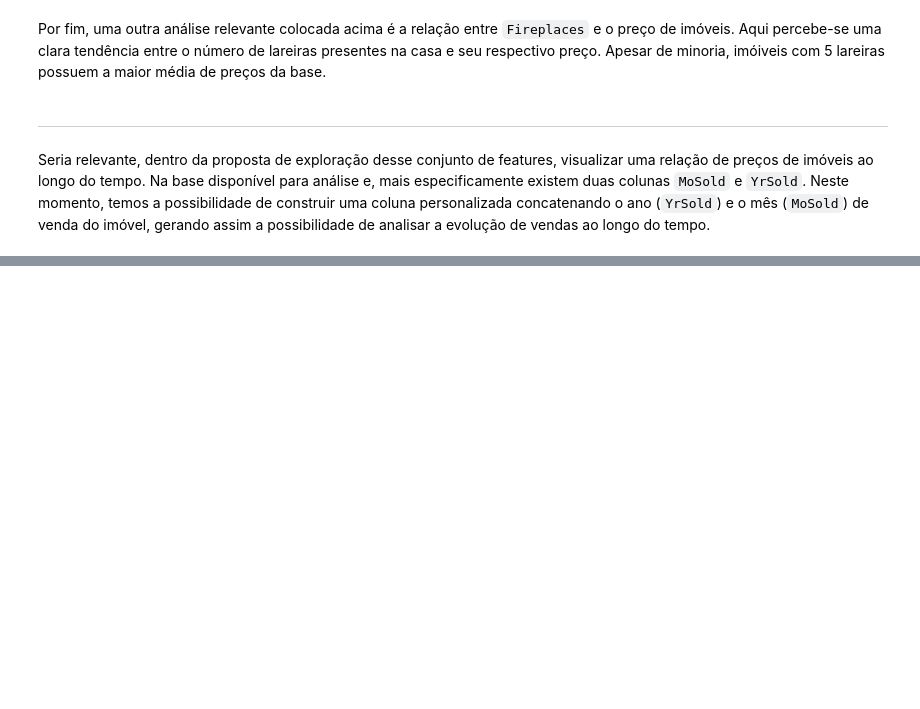
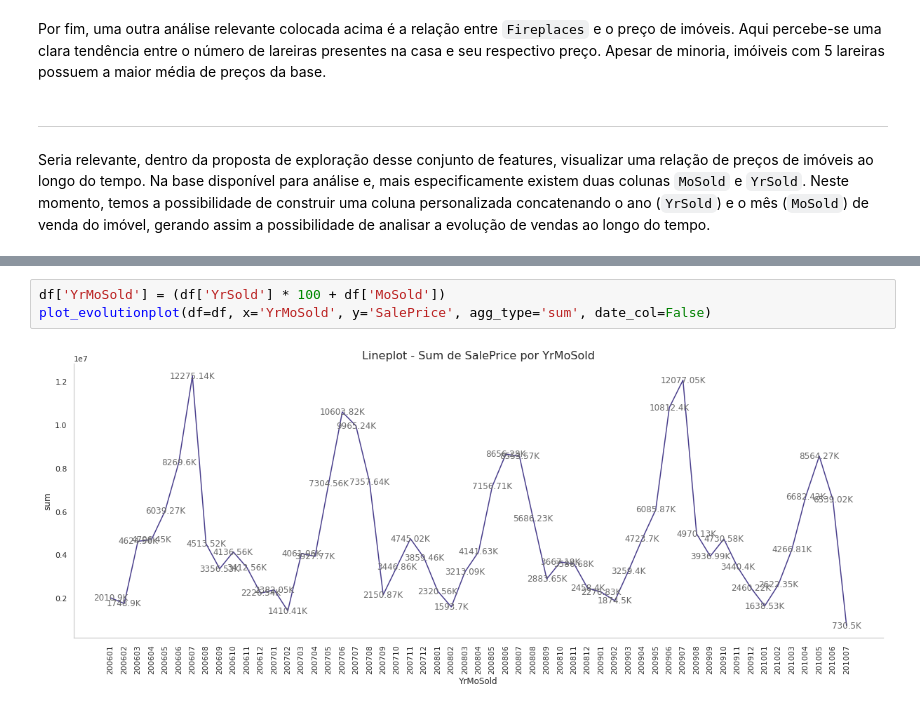
Before and after one commit to ThiagoPanini/pycomp, a Jupyter notebook: examples/housing-prices/Prevendo Preços de Imóveis.ipynb, the cells around one changed output, grey strips where cells are left out. Saved outputs shown, nothing was run; the diff lists cells and outputs as text; blank space fills up the shorter version.

```diff
--- a/examples/housing-prices/Prevendo Preços de Imóveis.ipynb
+++ b/examples/housing-prices/Prevendo Preços de Imóveis.ipynb
@@ -317,0 +451,5 @@ Seria relevante, dentro da proposta de exploração desse conjunto de features,
+# %%
+df['YrMoSold'] = (df['YrSold'] * 100 + df['MoSold'])
+plot_evolutionplot(df=df, x='YrMoSold', y='SalePrice', agg_type='sum', date_col=False)
+# %% [output]
+[figure, added]
```
Also changed, not shown: parts of 34 cells of this notebook.
